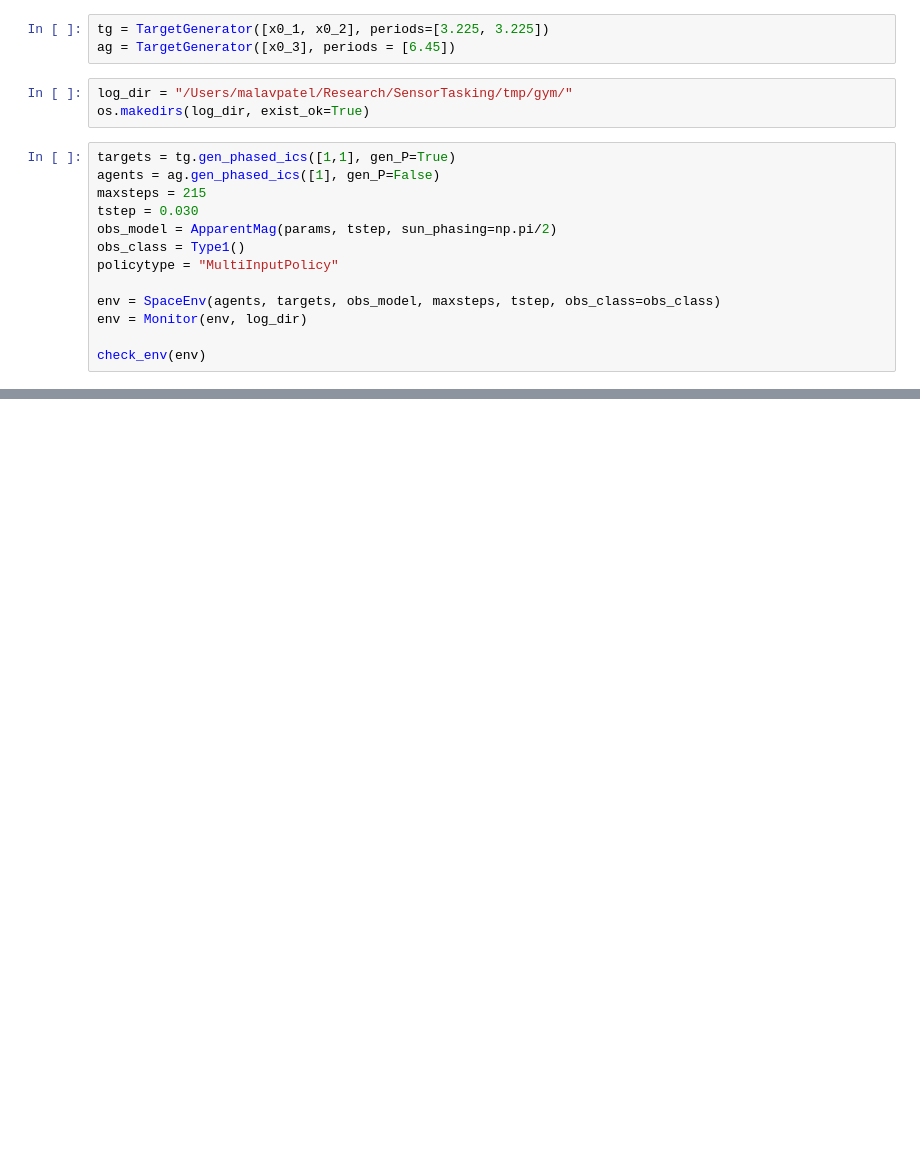
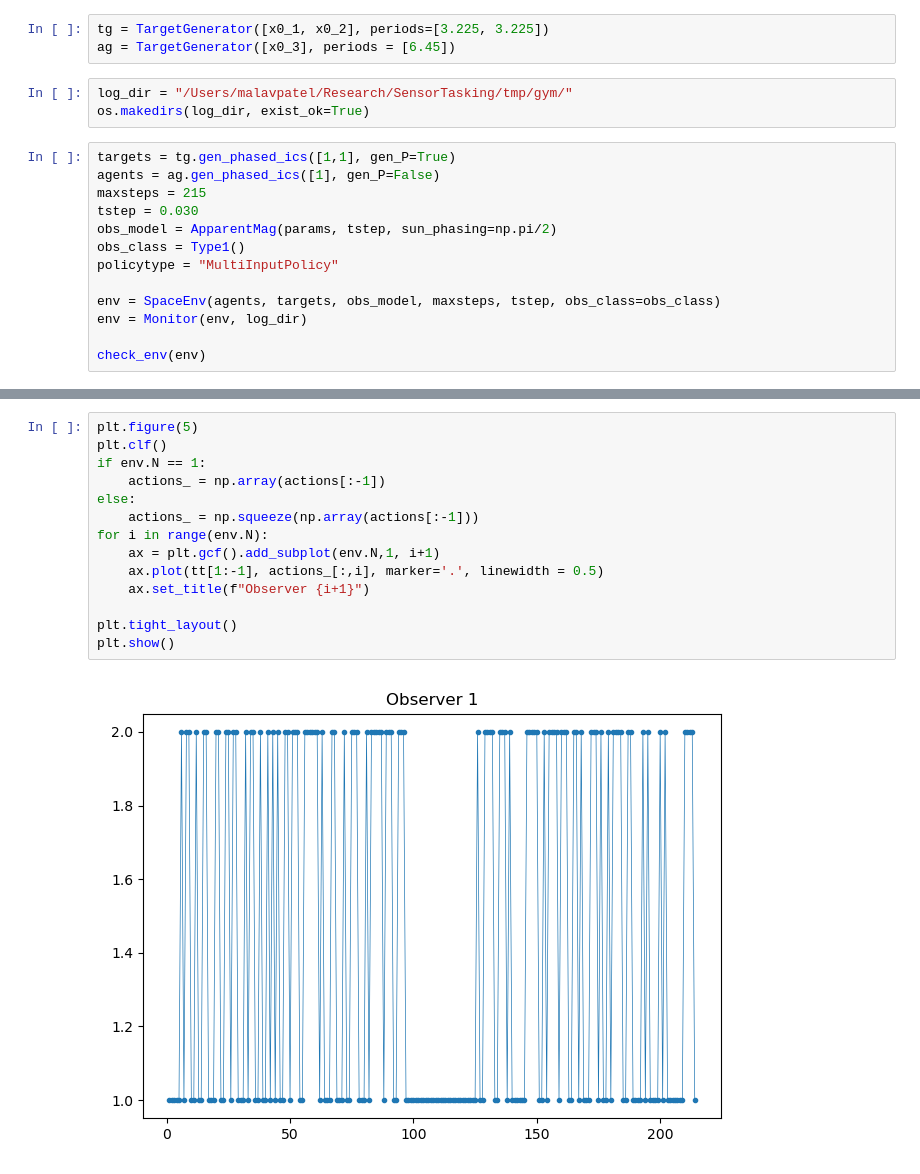
Before and after one commit to Malav-P/sensor_phase_task, a Jupyter notebook: example/apparent_mag_tasking.ipynb, the cells around one changed output, grey strips where cells are left out. Saved outputs shown, nothing was run; the diff lists cells and outputs as text; blank space fills up the shorter version.

```diff
--- a/example/apparent_mag_tasking.ipynb
+++ b/example/apparent_mag_tasking.ipynb
@@ -204,3 +208,19 @@ Text(70.99536779854033, 0.5, 'action')
+# %%
+plt.figure(5)
+plt.clf()
+if env.N == 1:
+    actions_ = np.array(actions[:-1])
+else:
+    actions_ = np.squeeze(np.array(actions[:-1]))
+for i in range(env.N):
+    ax = plt.gcf().add_subplot(env.N,1, i+1)
+    ax.plot(tt[1:-1], actions_[:,i], marker='.', linewidth = 0.5)
+    ax.set_title(f"Observer {i+1}")
+
+plt.tight_layout()
+plt.show()
+# %% [output]
+[figure, added]
 # %%
 plt.figure(6)
 plt.clf()
```
Also changed, not shown: parts of 7 cells of this notebook, 18 other files.
